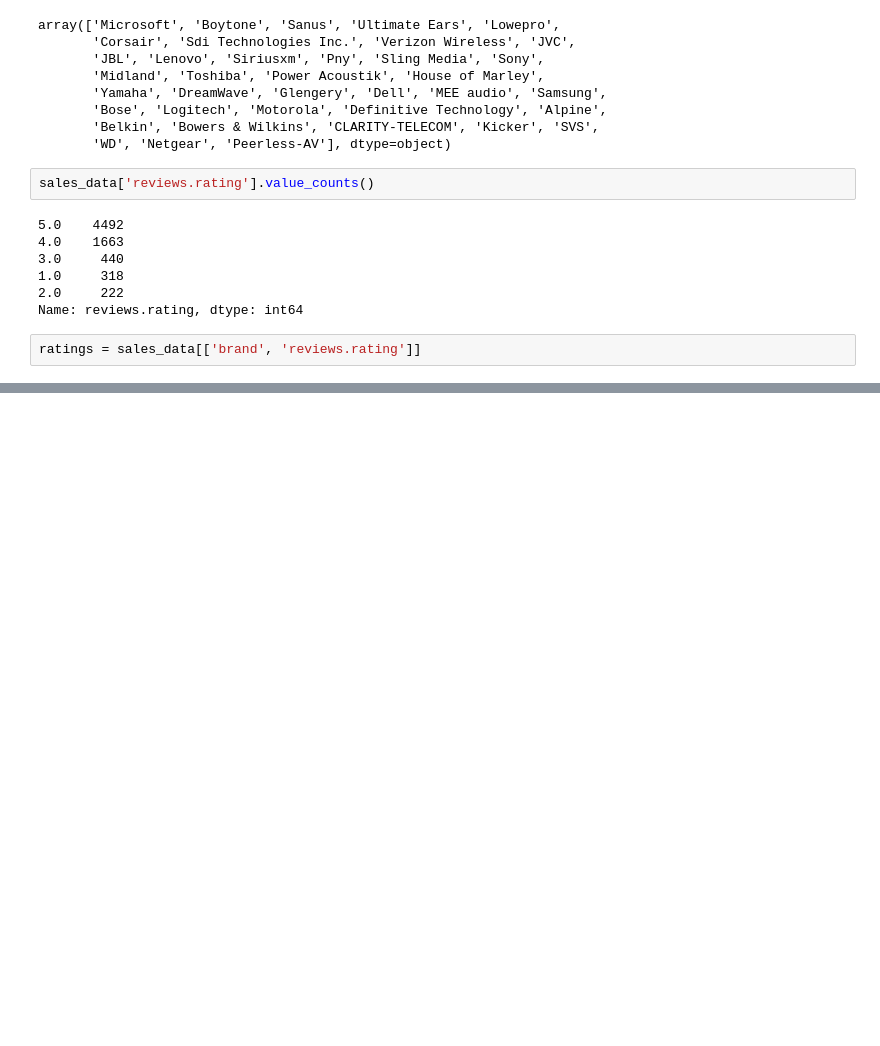
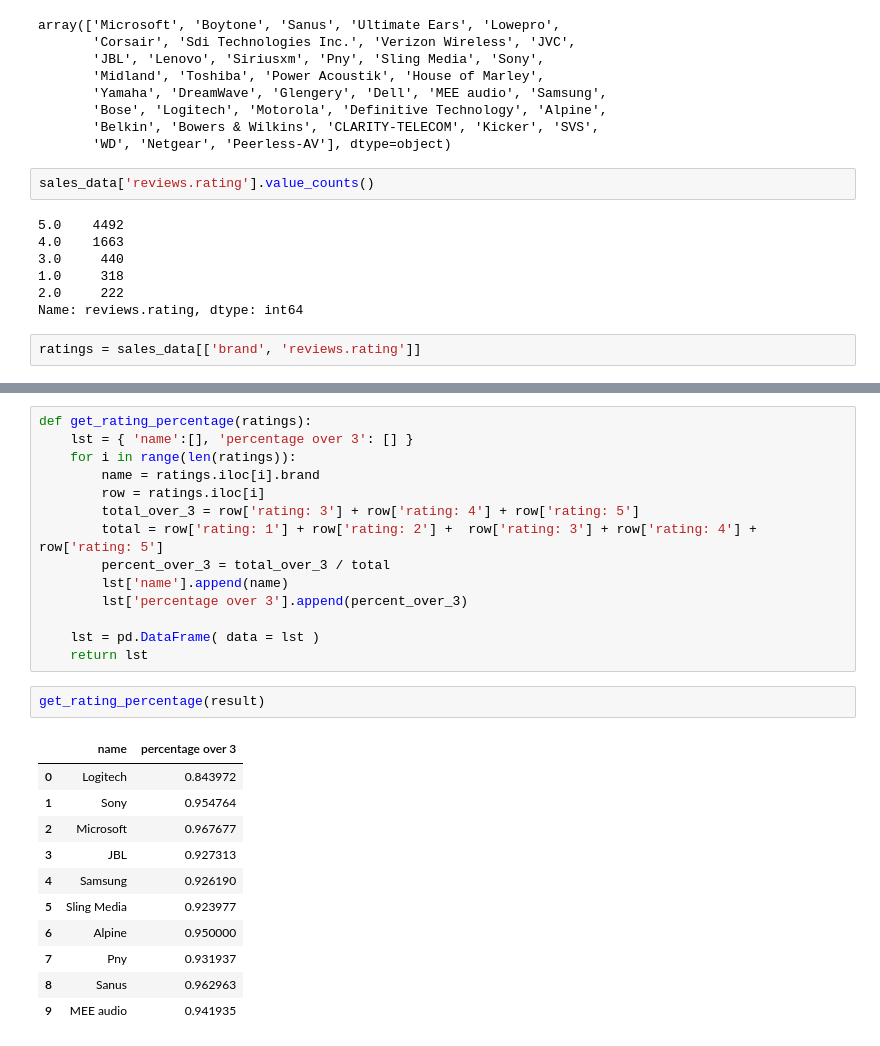
Before and after one commit to Data-Science-Proj/SalesStats, a Jupyter notebook: Sharfaraz Hassan/EDA on Data Science project - Sharfaraz Hassan.ipynb, the cells around one changed output, grey strips where cells are left out. Saved outputs shown, nothing was run; the diff lists cells and outputs as text; blank space fills up the shorter version.

```diff
--- a/Sharfaraz Hassan/EDA on Data Science project - Sharfaraz Hassan.ipynb
+++ b/Sharfaraz Hassan/EDA on Data Science project - Sharfaraz Hassan.ipynb
@@ -113,0 +117,28 @@ result
+# %%
+def get_rating_percentage(ratings):
+    lst = { 'name':[], 'percentage over 3': [] }
+    for i in range(len(ratings)):
+        name = ratings.iloc[i].brand
+        row = ratings.iloc[i]
+        total_over_3 = row['rating: 3'] + row['rating: 4'] + row['rating: 5']
+        total = row['rating: 1'] + row['rating: 2'] +  row['rating: 3'] + row['rating: 4'] + row['rating: 5']
+        percent_over_3 = total_over_3 / total
+        lst['name'].append(name)
+        lst['percentage over 3'].append(percent_over_3)
+
+    lst = pd.DataFrame( data = lst )
+    return lst
+# %%
+get_rating_percentage(result)
+# %% [output]
+|  | name | percentage over 3 |
+| 0 | Logitech | 0.843972 |
+| 1 | Sony | 0.954764 |
+| 2 | Microsoft | 0.967677 |
+| 3 | JBL | 0.927313 |
+| 4 | Samsung | 0.926190 |
+| 5 | Sling Media | 0.923977 |
+| 6 | Alpine | 0.950000 |
+| 7 | Pny | 0.931937 |
+| 8 | Sanus | 0.962963 |
+| 9 | MEE audio | 0.941935 |
```
Also changed, not shown: parts of 5 cells of this notebook, 1 other file.
